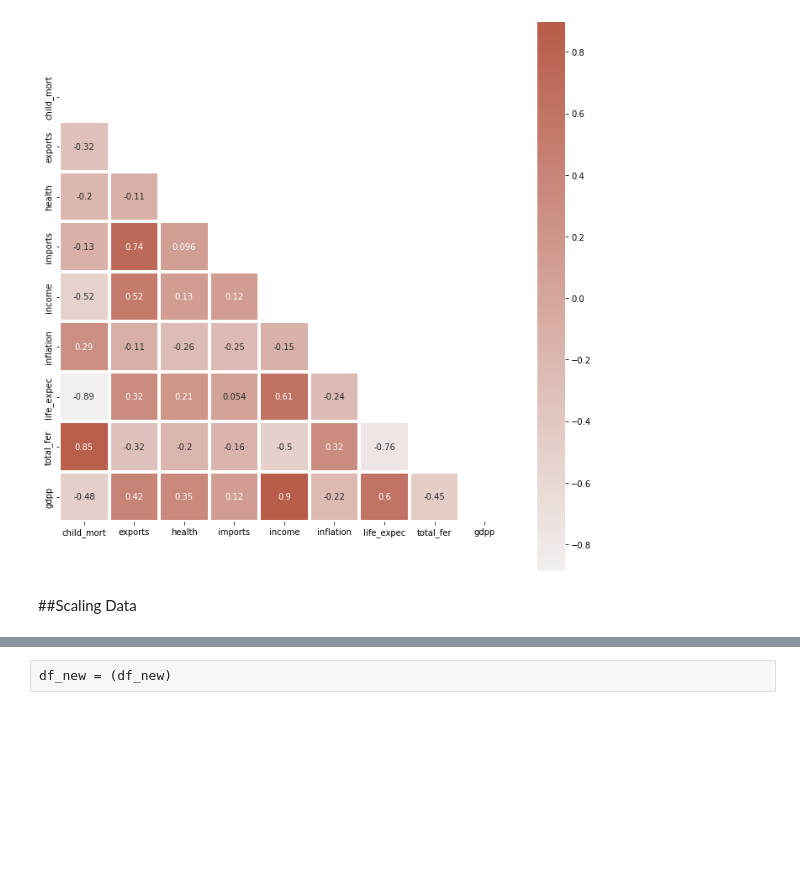
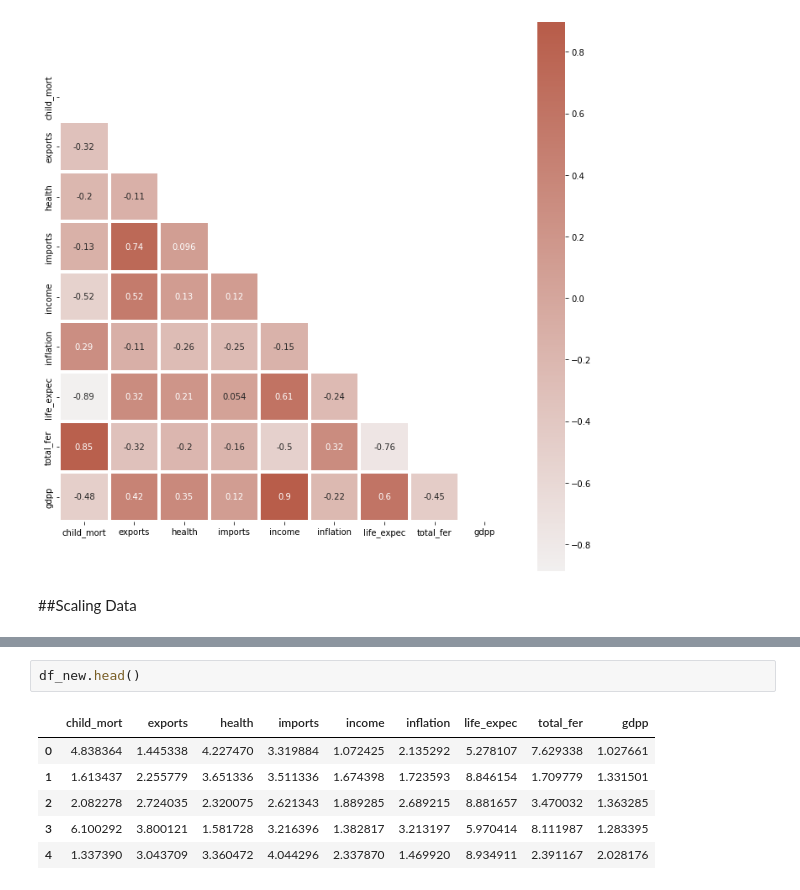
Before and after one commit to AlsT26/ML_Case-Based-2, a Jupyter notebook: ML_Case-Based-2.ipynb, the cells around one changed output, grey strips where cells are left out. Drawn from its saved outputs; the diff is of its cells as text; blank space fills up the shorter version.

```diff
--- a/ML_Case-Based-2.ipynb
+++ b/ML_Case-Based-2.ipynb
@@ -122,2 +139,9 @@ sns.heatmap(corr, mask = mask, center = 0, cmap = cmap, square = True, annot = T
 # %%
-df_new = (df_new)
+df_new.head()
+# %% [output]
+|  | child_mort | exports | health | imports | income | inflation | life_expec | total_fer | gdpp |
+| 0 | 4.838364 | 1.445338 | 4.227470 | 3.319884 | 1.072425 | 2.135292 | 5.278107 | 7.629338 | 1.027661 |
+| 1 | 1.613437 | 2.255779 | 3.651336 | 3.511336 | 1.674398 | 1.723593 | 8.846154 | 1.709779 | 1.331501 |
+| 2 | 2.082278 | 2.724035 | 2.320075 | 2.621343 | 1.889285 | 2.689215 | 8.881657 | 3.470032 | 1.363285 |
+| 3 | 6.100292 | 3.800121 | 1.581728 | 3.216396 | 1.382817 | 3.213197 | 5.970414 | 8.111987 | 1.283395 |
+| 4 | 1.337390 | 3.043709 | 3.360472 | 4.044296 | 2.337870 | 1.469920 | 8.934911 | 2.391167 | 2.028176 |
```
Also changed, not shown: parts of 8 cells of this notebook.
